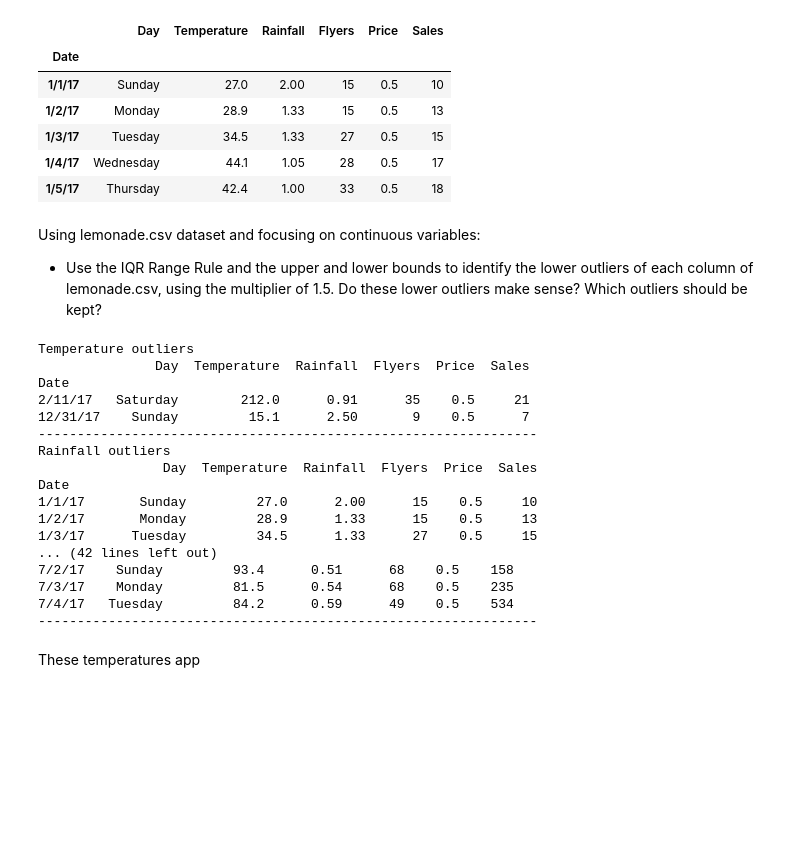
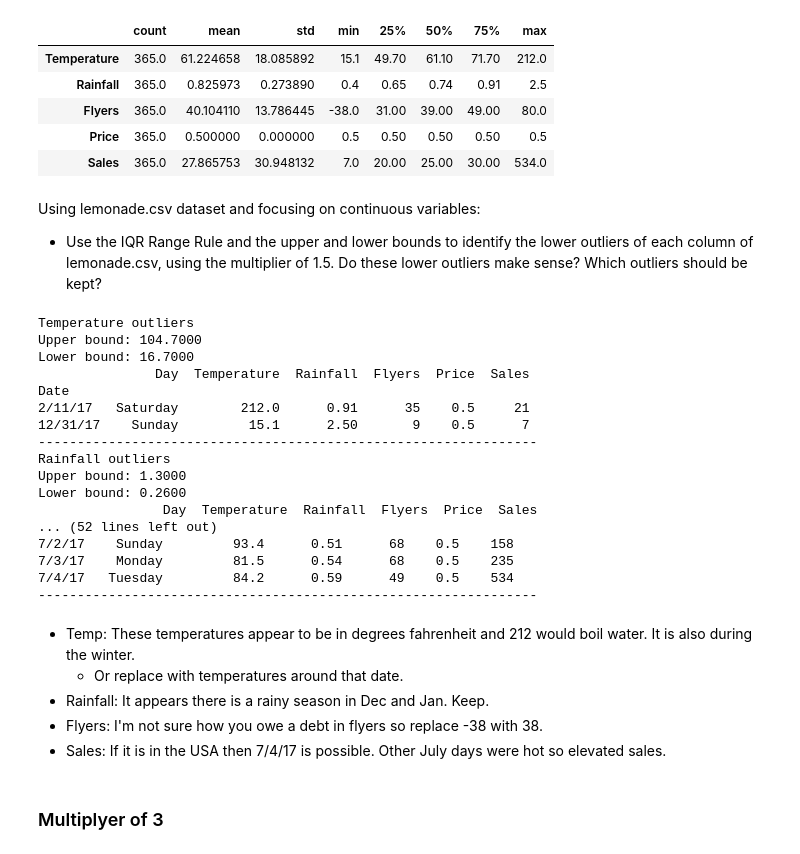
Before and after one commit to JoshuaHolt-Tech/anomaly-detection-exercises, a Jupyter notebook: continuous_probabilistic_methods.ipynb, the cells around one changed output. Saved outputs shown, nothing was run; the diff lists cells and outputs as text; code cells hidden in the pictures; blank space fills up the shorter version.

```diff
--- a/continuous_probabilistic_methods.ipynb
+++ b/continuous_probabilistic_methods.ipynb
@@ -40,15 +66,14 @@ def outlier_detector(dataframe, col, k=1.5):
 # %%
 df = pd.read_csv('lemonade.csv', infer_datetime_format=True, index_col='Date')
 # %%
-df.head()
+df.describe().T
 # %% [output]
-|  | Day | Temperature | Rainfall | Flyers | Price | Sales |
-| Date |  |  |  |  |  |  |
-| 1/1/17 | Sunday | 27.0 | 2.00 | 15 | 0.5 | 10 |
-| 1/2/17 | Monday | 28.9 | 1.33 | 15 | 0.5 | 13 |
-| 1/3/17 | Tuesday | 34.5 | 1.33 | 27 | 0.5 | 15 |
-| 1/4/17 | Wednesday | 44.1 | 1.05 | 28 | 0.5 | 17 |
-| 1/5/17 | Thursday | 42.4 | 1.00 | 33 | 0.5 | 18 |
+|  | count | mean | std | min | 25% | 50% | 75% | max |
+| Temperature | 365.0 | 61.224658 | 18.085892 | 15.1 | 49.70 | 61.10 | 71.70 | 212.0 |
+| Rainfall | 365.0 | 0.825973 | 0.273890 | 0.4 | 0.65 | 0.74 | 0.91 | 2.5 |
+| Flyers | 365.0 | 40.104110 | 13.786445 | -38.0 | 31.00 | 39.00 | 49.00 | 80.0 |
+| Price | 365.0 | 0.500000 | 0.000000 | 0.5 | 0.50 | 0.50 | 0.50 | 0.5 |
+| Sales | 365.0 | 27.865753 | 30.948132 | 7.0 | 20.00 | 25.00 | 30.00 | 534.0 |
 # %% [markdown]
 Using lemonade.csv dataset and focusing on continuous variables:
 
@@ -57,26 +82,32 @@ Using lemonade.csv dataset and focusing on continuous variables:
 num_cols = df.select_dtypes(exclude=['object'])
 for col in num_cols.columns:
     print(f'{col} outliers')
-    outlier_df = outlier_detector(df, col)
+    outlier_df = outlier_detector(df, col, print_bounds=True)
     print(outlier_df)
     print('----------------------------------------------------------------')
 # %% [output]
 Temperature outliers
+Upper bound: 104.7000
+Lower bound: 16.7000
                Day  Temperature  Rainfall  Flyers  Price  Sales
 Date
 2/11/17   Saturday        212.0      0.91      35    0.5     21
 12/31/17    Sunday         15.1      2.50       9    0.5      7
 ----------------------------------------------------------------
 Rainfall outliers
+Upper bound: 1.3000
+Lower bound: 0.2600
                 Day  Temperature  Rainfall  Flyers  Price  Sales
-Date
-1/1/17       Sunday         27.0      2.00      15    0.5     10
-1/2/17       Monday         28.9      1.33      15    0.5     13
-1/3/17      Tuesday         34.5      1.33      27    0.5     15
-... (42 lines left out)
+... (52 lines left out)
 7/2/17    Sunday         93.4      0.51      68    0.5    158
 7/3/17    Monday         81.5      0.54      68    0.5    235
 7/4/17   Tuesday         84.2      0.59      49    0.5    534
 ----------------------------------------------------------------
 # %% [markdown]
-These temperatures app
+- Temp: These temperatures appear to be in degrees fahrenheit and 212 would boil water. It is also during the winter.
+    - Or replace with temperatures around that date.
+- Rainfall: It appears there is a rainy season in Dec and Jan. Keep.
+- Flyers: I'm not sure how you owe a debt in flyers so replace -38 with 38.
+- Sales: If it is in the USA then 7/4/17 is possible. Other July days were hot so elevated sales.
+# %% [markdown]
+### Multiplyer of 3
```
Also changed, not shown: parts of 16 cells of this notebook, 2 other files.
